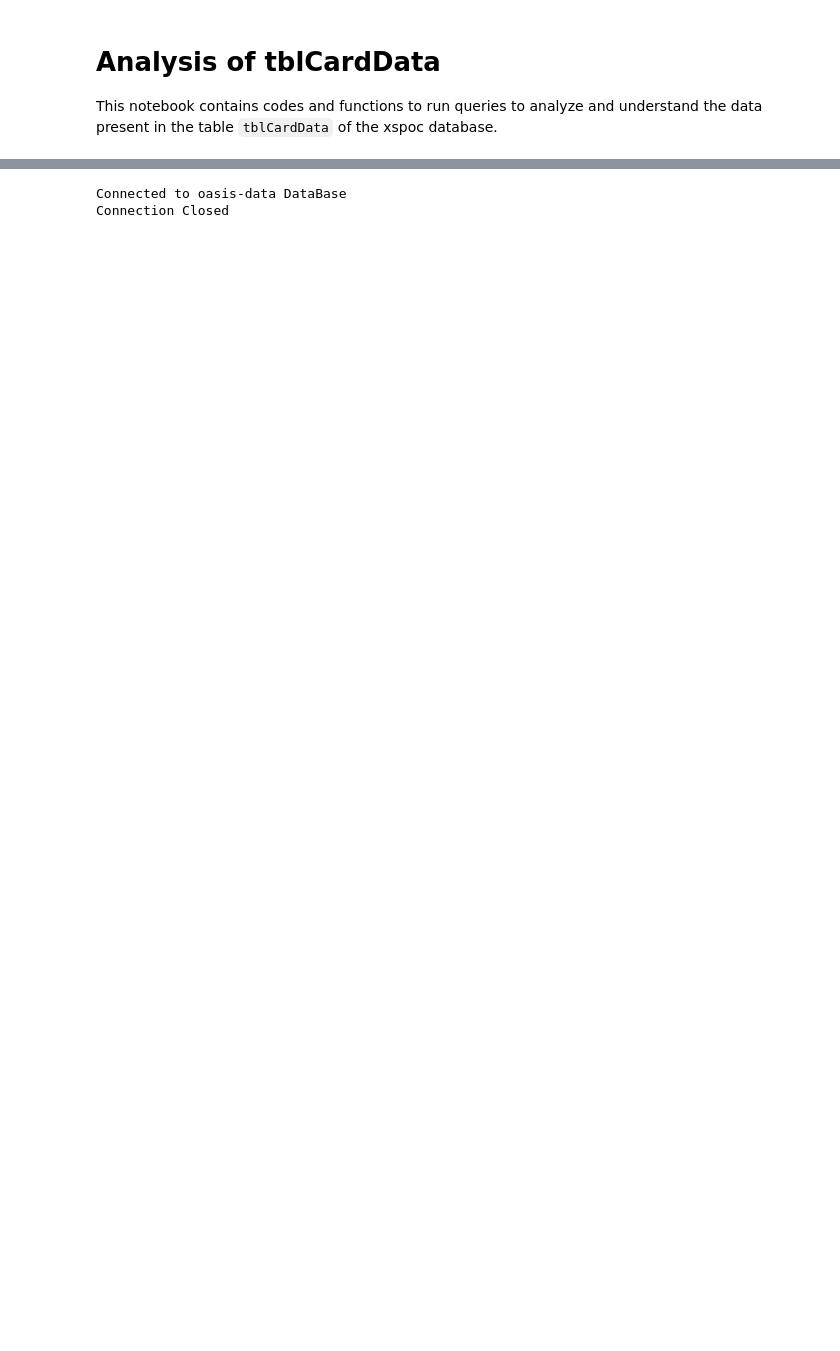
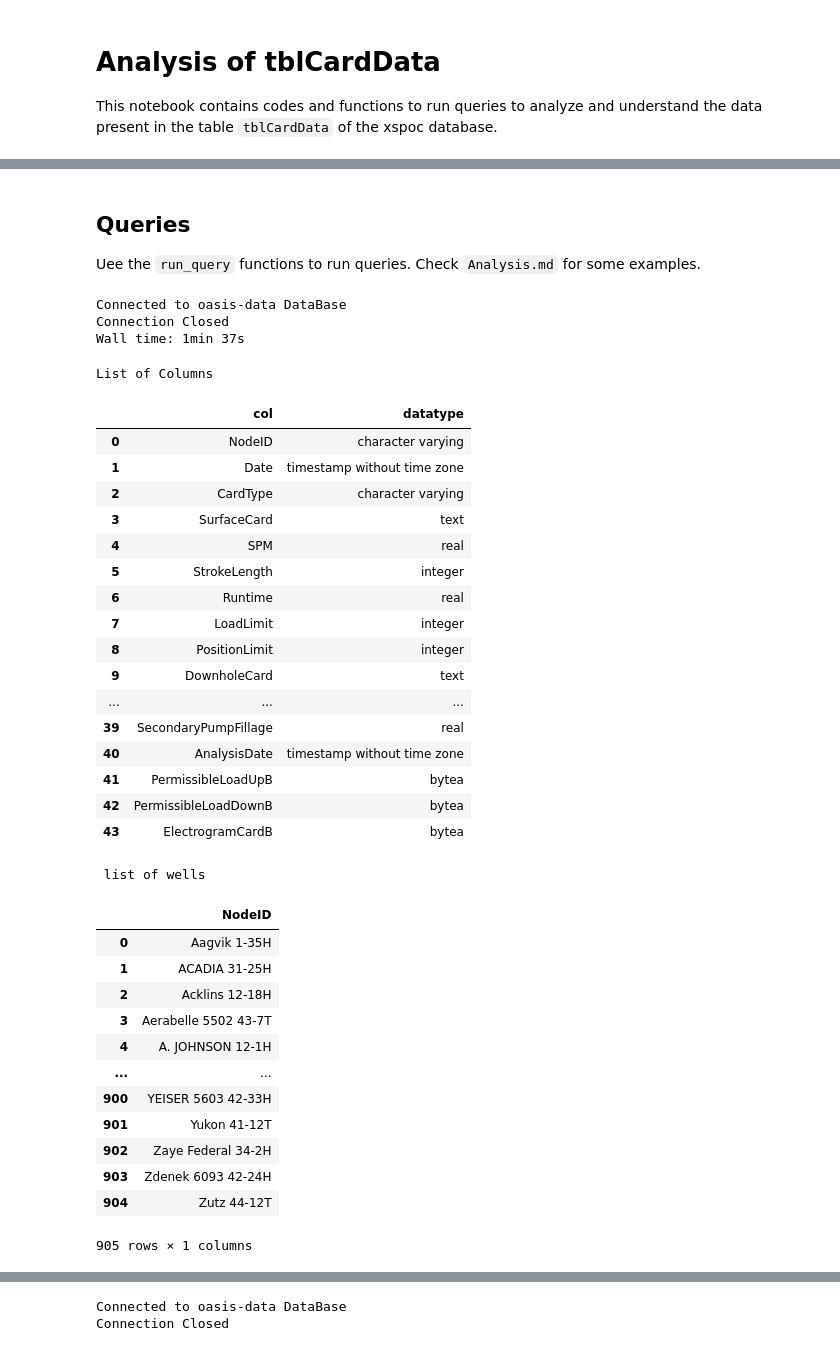
Before and after one commit to Ashitha97/ESP, a Jupyter notebook: dataAnalysis/Initial Analysis Card Data.ipynb, the cells around one changed output, grey strips where cells are left out. Cells and saved outputs as stored; diff of their text form; code cells hidden in the pictures; blank space fills up the shorter version.

```diff
--- a/dataAnalysis/Initial Analysis Card Data.ipynb
+++ b/dataAnalysis/Initial Analysis Card Data.ipynb
@@ -94,0 +89,71 @@ def get_dyna(card_arr):
+# %% [markdown]
+## Queries
+
+Uee the `run_query` functions to run queries. Check `Analysis.md` for some examples.
+# %%
+%%time
+# Some Exploratory Queries
+
+cols_query = """
+SELECT attname            AS col
+     , atttypid::regtype  AS datatype
+       -- more attributes?
+FROM   pg_attribute
+WHERE  attrelid = 'xspoc_dbo."tblCardData"'::regclass  -- table name, optionally schema-qualified
+AND    attnum > 0
+AND    NOT attisdropped
+ORDER  BY attnum;
+"""
+
+well_query = """
+SELECT DISTINCT("NodeID")
+FROM xspoc_dbo."tblCardData"
+ORDER BY "NodeID"
+"""
+
+with PostgresRDS() as engine:
+    col_list = run_query(cols_query, engine)  # Profiling: 1s 680ms -- Will be longer in jupyter
+    well_list = run_query(well_query, engine)  # Profiling: 1m 10s -- Longer in jupyter
+# %% [output]
+Connected to oasis-data DataBase
+Connection Closed
+Wall time: 1min 37s
+# %%
+print("List of Columns")
+display(col_list)
+
+print('\n list of wells')
+display(well_list)
+# %% [output]
+List of Columns
+|  | col | datatype |
+| 0 | NodeID | character varying |
+| 1 | Date | timestamp without time zone |
+| 2 | CardType | character varying |
+| 3 | SurfaceCard | text |
+| 4 | SPM | real |
+| 5 | StrokeLength | integer |
+| 6 | Runtime | real |
+| 7 | LoadLimit | integer |
+| 8 | PositionLimit | integer |
+| 9 | DownholeCard | text |
+| ... | ... | ... |
+| 39 | SecondaryPumpFillage | real |
+| 40 | AnalysisDate | timestamp without time zone |
+| 41 | PermissibleLoadUpB | bytea |
+| 42 | PermissibleLoadDownB | bytea |
+| 43 | ElectrogramCardB | bytea |
+ list of wells
+|  | NodeID |
+| 0 | Aagvik 1-35H |
+| 1 | ACADIA 31-25H |
+| 2 | Acklins 12-18H |
+| 3 | Aerabelle 5502 43-7T |
+| 4 | A. JOHNSON 12-1H |
+| ... | ... |
+| 900 | YEISER 5603 42-33H |
+| 901 | Yukon 41-12T |
+| 902 | Zaye Federal 34-2H |
+| 903 | Zdenek 6093 42-24H |
+| 904 | Zutz 44-12T |
+905 rows × 1 columns
```
Also changed, not shown: parts of 12 cells of this notebook, 3 other files.
